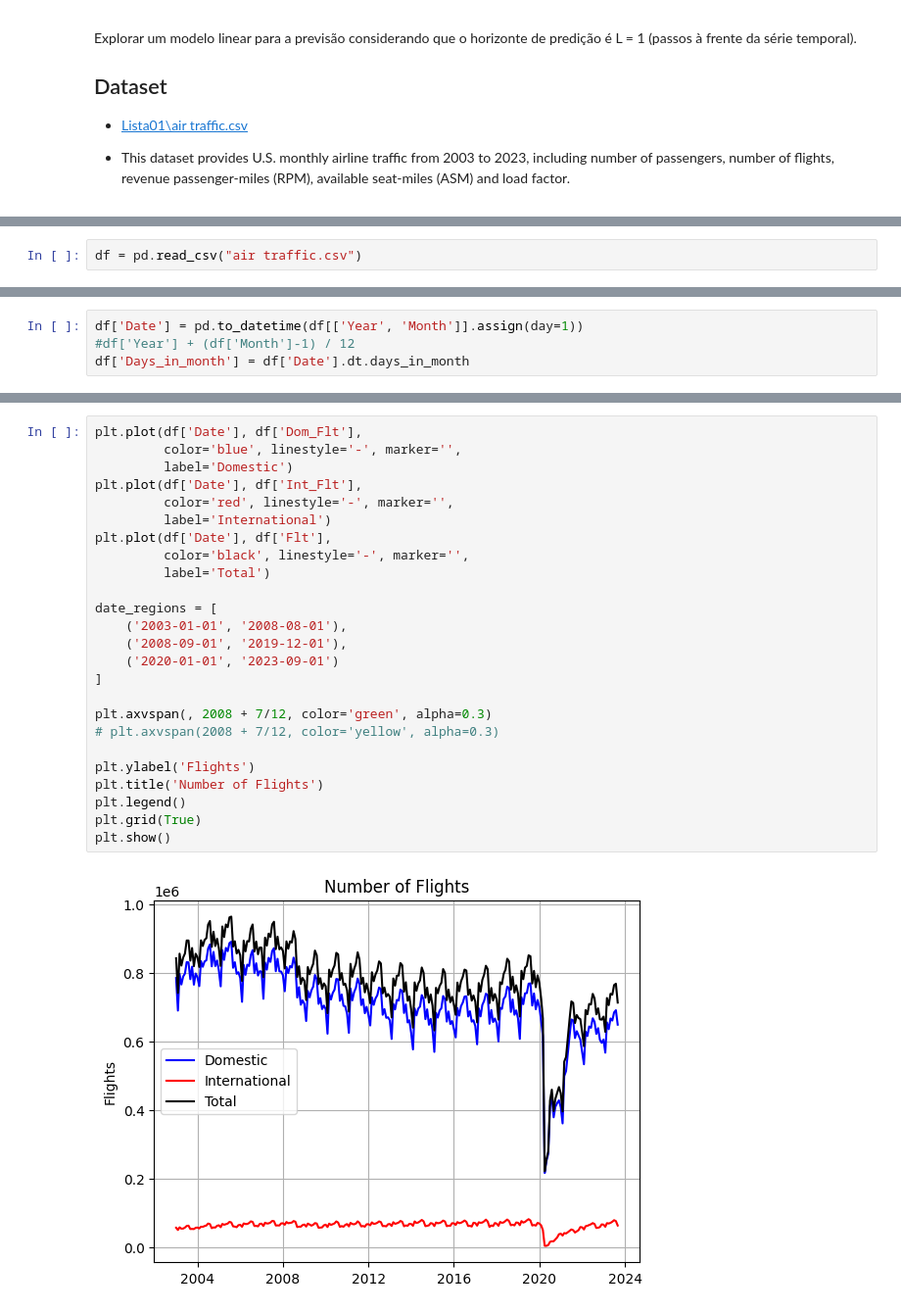
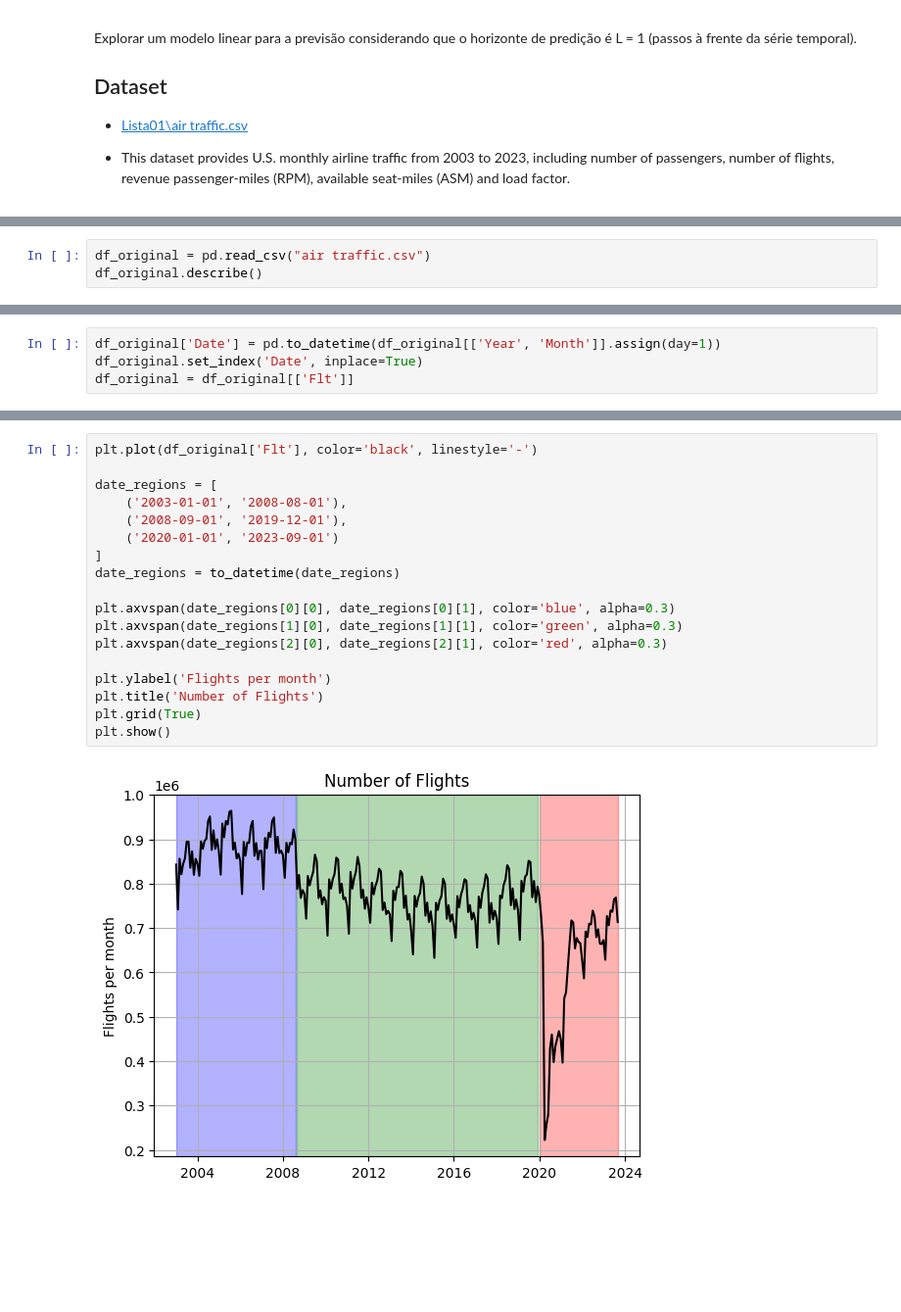
Before and after one commit to TiagoCAAmorim/machine_learning, a Jupyter notebook: Lista01/Lista01.ipynb, the cells around one changed output, grey strips where cells are left out. Shown at 98% size. Drawn from its saved outputs; the diff is of its cells as text; blank space fills up the shorter version.

```diff
--- a/Lista01/Lista01.ipynb
+++ b/Lista01/Lista01.ipynb
@@ -38,2 +43,3 @@ from sklearn.metrics import mean_absolute_percentage_error
 # %%
-df = pd.read_csv("air traffic.csv")
+df_original = pd.read_csv("air traffic.csv")
+df_original.describe()
@@ -52,5 +56,5 @@ df.describe()
 # %%
-df['Date'] = pd.to_datetime(df[['Year', 'Month']].assign(day=1))
-#df['Year'] + (df['Month']-1) / 12
-df['Days_in_month'] = df['Date'].dt.days_in_month
+df_original['Date'] = pd.to_datetime(df_original[['Year', 'Month']].assign(day=1))
+df_original.set_index('Date', inplace=True)
+df_original = df_original[['Flt']]
 # %% [markdown]
@@ -99,27 +88,20 @@ RecursionError: maximum recursion depth exceeded
 # %%
-plt.plot(df['Date'], df['Dom_Flt'],
-         color='blue', linestyle='-', marker='',
-         label='Domestic')
-plt.plot(df['Date'], df['Int_Flt'],
-         color='red', linestyle='-', marker='',
-         label='International')
-plt.plot(df['Date'], df['Flt'],
-         color='black', linestyle='-', marker='',
-         label='Total')
+plt.plot(df_original['Flt'], color='black', linestyle='-')
 
 date_regions = [
     ('2003-01-01', '2008-08-01'),
     ('2008-09-01', '2019-12-01'),
     ('2020-01-01', '2023-09-01')
 ]
+date_regions = to_datetime(date_regions)
 
-plt.axvspan(, 2008 + 7/12, color='green', alpha=0.3)
-# plt.axvspan(2008 + 7/12, color='yellow', alpha=0.3)
+plt.axvspan(date_regions[0][0], date_regions[0][1], color='blue', alpha=0.3)
+plt.axvspan(date_regions[1][0], date_regions[1][1], color='green', alpha=0.3)
+plt.axvspan(date_regions[2][0], date_regions[2][1], color='red', alpha=0.3)
 
-plt.ylabel('Flights')
+plt.ylabel('Flights per month')
 plt.title('Number of Flights')
-plt.legend()
 plt.grid(True)
 plt.show()
 # %% [output]
-[figure, old version]
+[figure, new version]
```
Also changed, not shown: parts of 27 cells of this notebook.
